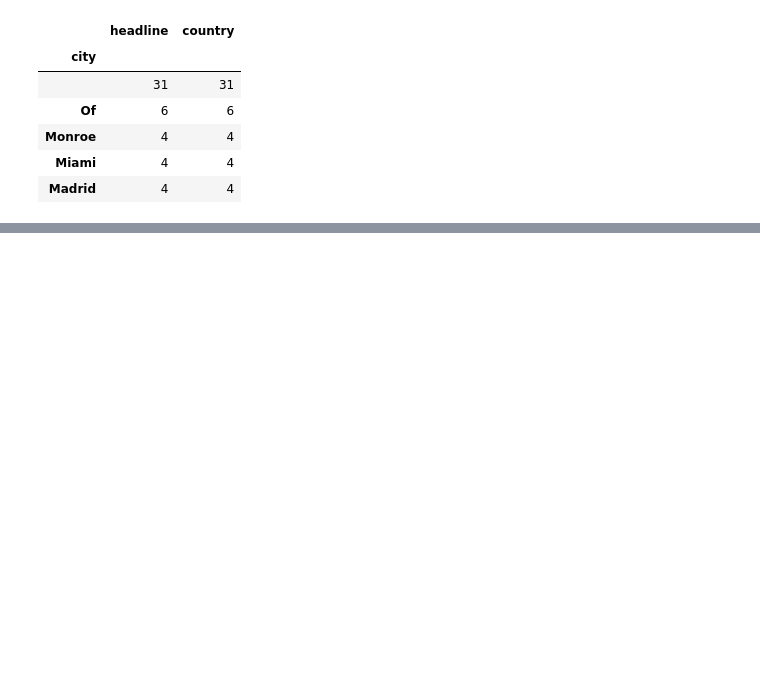
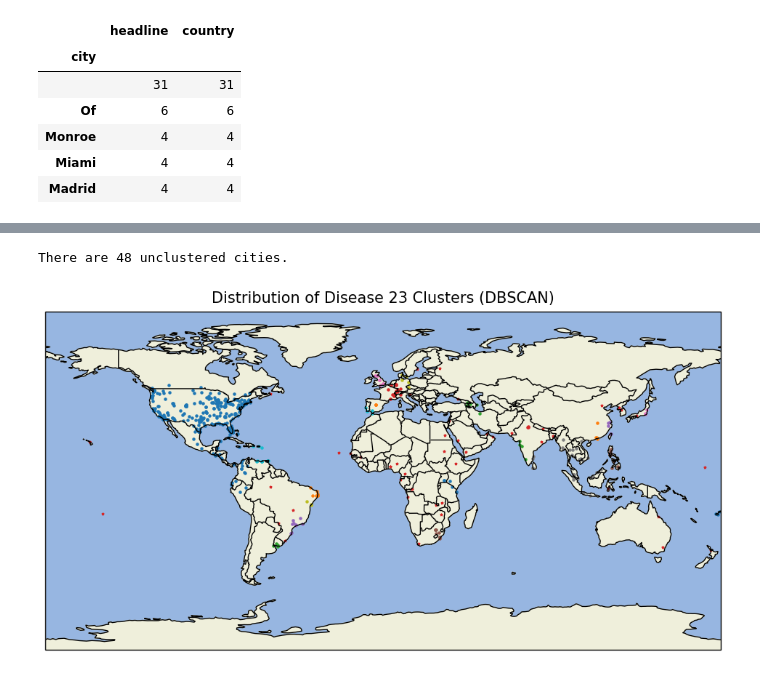
Before and after one commit to NB-555/discovering-disease-outbreaks-base, a Jupyter notebook: discovering-disease-project.ipynb, the cells around one changed output, grey strips where cells are left out. Cells and saved outputs as stored; diff of their text form; code cells hidden in the pictures; blank space fills up the shorter version.

```diff
--- a/discovering-disease-project.ipynb
+++ b/discovering-disease-project.ipynb
@@ -217,0 +261,65 @@ Name: longitude, dtype: float64
+# %%
+# Cluster with DBSCAN
+
+from sklearn.cluster import DBSCAN
+from math import cos, sin, asin
+
+def great_circle_distance(x1, y1, x2, y2):
+    '''Calculate distance between two points on a unit sphere (in radians)'''
+    delta_x, delta_y = x2 - x1, y2 - y1
+    haversin = sin(delta_x / 2) ** 2 + np.product([cos(x1), cos(x2),
+                                                   sin(delta_y / 2) ** 2])
+    return 2 * asin(haversin ** 0.5)
+
+def travel_distance(point1, point2 ):
+    '''Calculate distance (in miles) between to points (in lat and lon) on earth.'''
+    lat1, lon1 = point1
+    lat2, lon2 = point2
+    to_radians =  np.radians([lat1, lon1, lat2, lon2])
+    return 3956 * great_circle_distance(*to_radians.tolist()) #Radius of earth is 3956 miles
+
+epsilon = 250
+min_points = 3
+metric=travel_distance
+algorithm='ball_tree'
+
+cluster_model = DBSCAN(eps=epsilon, min_samples=min_points, metric = metric)
+headline_df['assigned_clusters_DB'] = cluster_model.fit_predict(data)
+
+assigned_clusters_DB = headline_df['assigned_clusters_DB']
+n_clusters = max(assigned_clusters_DB)
+
+unclustered_cities = [data.loc[i] for i in data.index[:-1]
+                      if -1 == assigned_clusters_DB.loc[i]]
+print('There are {} unclustered cities.'.format(len(unclustered_cities)))
+# %% [output]
+There are 48 unclustered cities.
+# %%
+import cartopy
+from cartopy.crs import PlateCarree
+
+longitudes, latitudes,  = np.array(headline_df[['longitude','latitude']]).T
+plt.figure(figsize=(12, 8))
+ax = plt.axes(projection=PlateCarree())
+for index in range(n_clusters):
+    selected_headlines = [data.loc[i] for i in data.index[:-1]
+                          if index == assigned_clusters_DB.loc[i]]
+    if np.array(selected_headlines).T.size==0:
+        continue
+    x_coordinates, y_coordinates = np.array(selected_headlines).T
+    ax.scatter(x_coordinates, y_coordinates, s = 5)
+# Plot unclustered cities
+if np.array(unclustered_cities).T.size>0:
+    x_coordinates, y_coordinates = np.array(unclustered_cities).T
+    ax.scatter(x_coordinates, y_coordinates, s = 5, marker = '*')
+
+ax.set_global()
+ax.coastlines()
+ax.add_feature(cartopy.feature.BORDERS)
+ax.add_feature(cartopy.feature.OCEAN)
+ax.add_feature(cartopy.feature.LAND)
+ax.set_title("Distribution of Disease {} Clusters (DBSCAN)".format(n_clusters),
+             fontsize=15, verticalalignment='bottom')
+plt.show()
+# %% [output]
+[figure, added]
```
Also changed, not shown: parts of 10 cells of this notebook.
